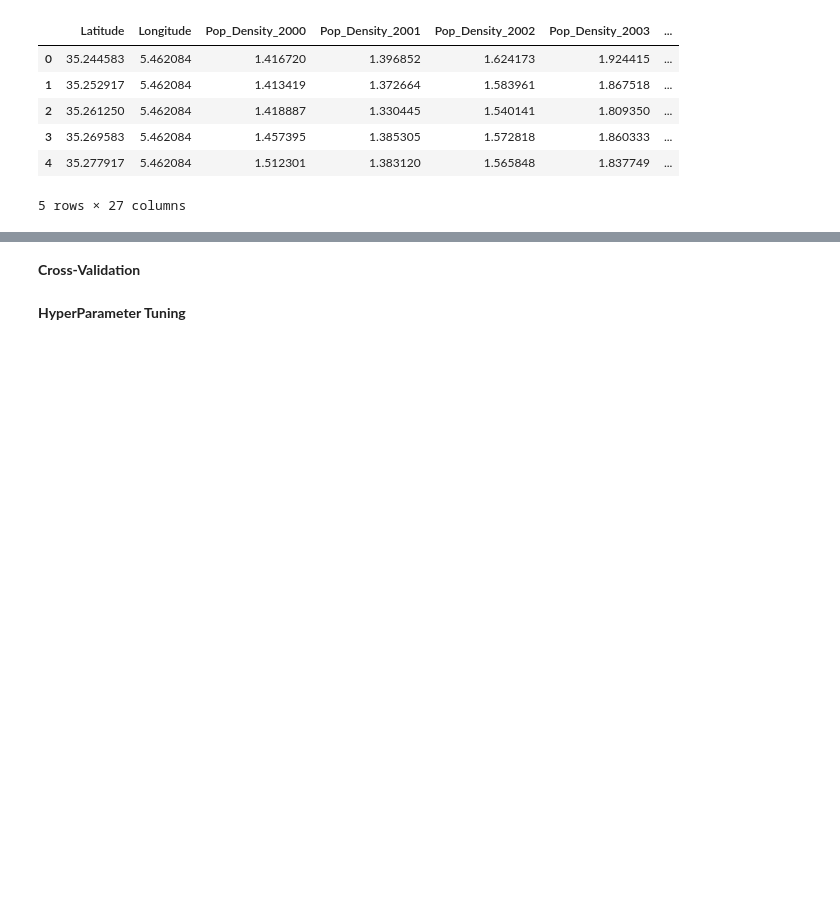
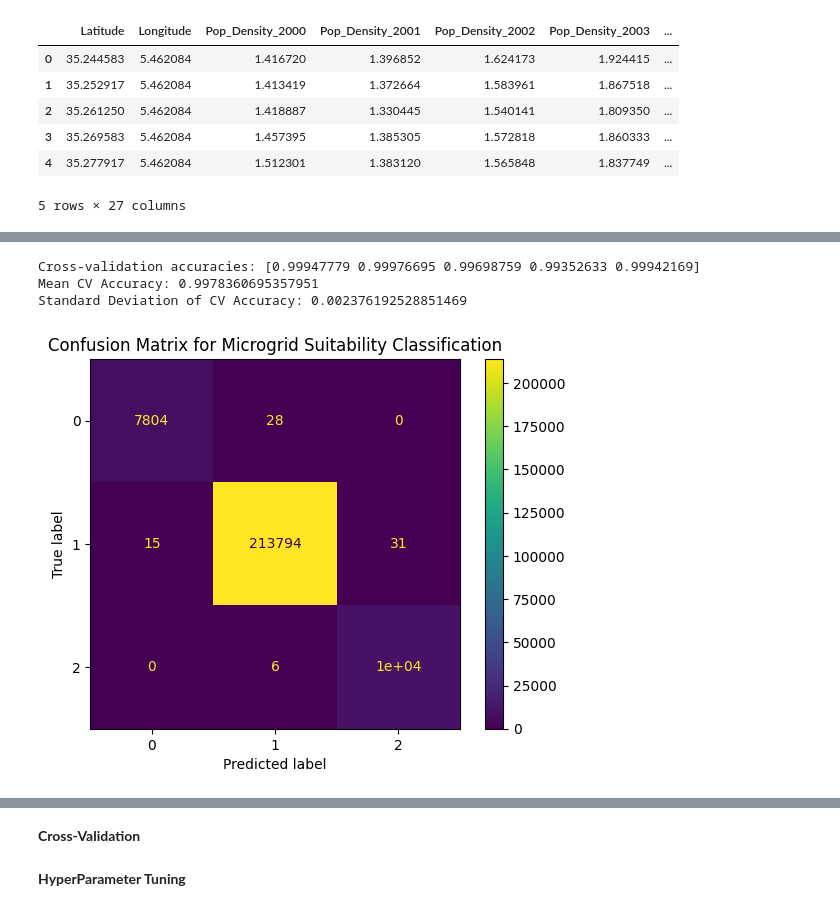
Before and after one commit to DavidGathimbaM/Energy-Access-and-Electrification-planning-in-Kenya, a Jupyter notebook: Victor.ipynb, the cells around one changed output, grey strips where cells are left out. Cells and saved outputs as stored; diff of their text form; code cells hidden in the pictures; blank space fills up the shorter version.

```diff
--- a/Victor.ipynb
+++ b/Victor.ipynb
@@ -560,0 +588,8 @@ None
+# %%
+suitability_mapping = {'Not Viable': 0,
+                      'Viable': 1,
+                      'Highly Viable': 2
+                      }
+
+xgboost_df['Suitability'] = xgboost_df['Suitability'].map(suitability_mapping)
+xgboost_df['Suitability'].value_counts()
@@ -560,0 +602,6 @@ None
+# %%
+X = xgboost_df.drop(columns=['Suitability', 'Latitude', 'Longitude', 'Cluster'])
+y = xgboost_df['Suitability']
+
+X = pd.get_dummies(X, columns=['Income_Distribution'], drop_first=True, dtype='int')
+X.head()
@@ -560,0 +616,13 @@ None
+# %%
+X_train, X_test, y_train, y_test = train_test_split(X, y, test_size=0.2, random_state=42)
+# %%
+model = XGBClassifier(use_label_encoder=False, eval_metric='logloss', random_state=42)
+model.fit(X_train, y_train)
+
+y_pred = model.predict(X_test)
+
+# Evaluation
+accuracy = accuracy_score(y_test, y_pred)
+print(f"Accuracy: {accuracy:.4f}")
+print("Classification Report:")
+print(classification_report(y_test, y_pred, target_names=label_encoder.classes_))
@@ -560,0 +641,20 @@ None
+# %%
+# Cross-validation for robustness
+from sklearn.model_selection import cross_val_score
+cv_scores = cross_val_score(model, X, y, cv=5)
+print(f"Cross-validation accuracies: {cv_scores}")
+print(f"Mean CV Accuracy: {cv_scores.mean()}")
+print(f"Standard Deviation of CV Accuracy: {cv_scores.std()}")
+# %% [output]
+Cross-validation accuracies: [0.99947779 0.99976695 0.99698759 0.99352633 0.99942169]
+Mean CV Accuracy: 0.9978360695357951
+Standard Deviation of CV Accuracy: 0.002376192528851469
+# %%
+from sklearn.metrics import ConfusionMatrixDisplay
+import matplotlib.pyplot as plt
+
+ConfusionMatrixDisplay.from_estimator(model, X_test, y_test)
+plt.title("Confusion Matrix for Microgrid Suitability Classification")
+plt.show()
+# %% [output]
+[figure, added]
```
Also changed, not shown: parts of 21 cells of this notebook.
